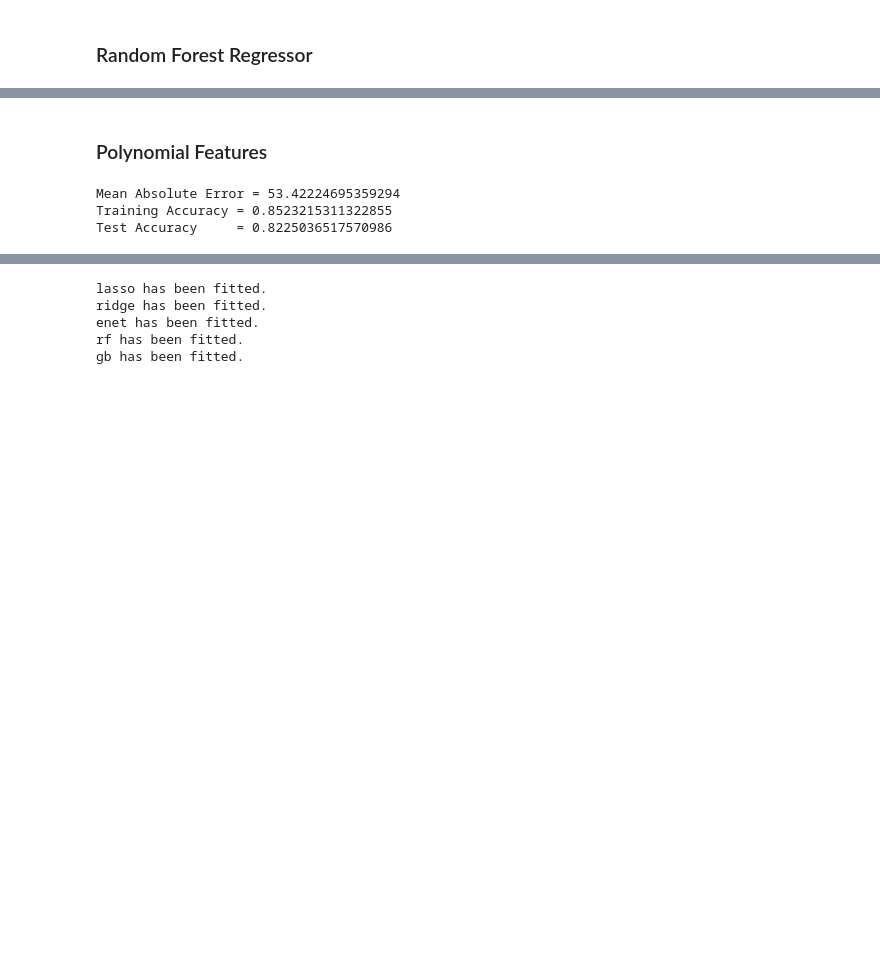
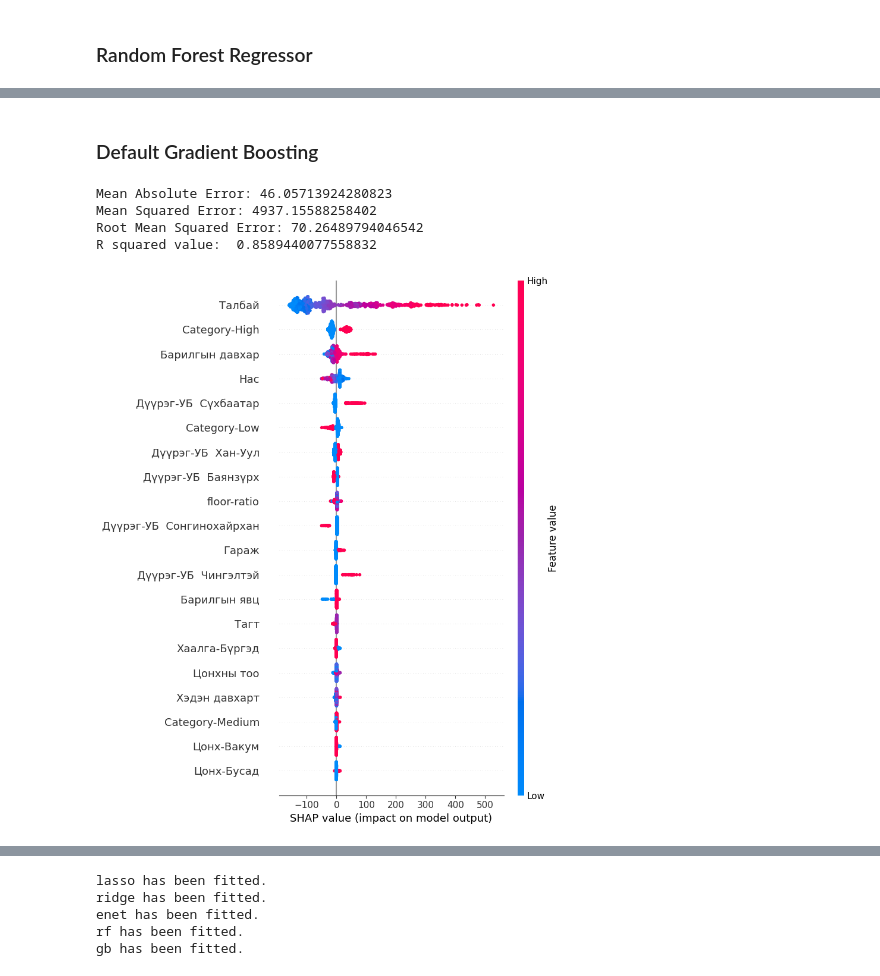
Before and after one commit to barsboldintern/TestProject, a Jupyter notebook: scraping/TrainingModule.ipynb, the cells around one changed output, grey strips where cells are left out. Cells and saved outputs as stored; diff of their text form; code cells hidden in the pictures; blank space fills up the shorter version.

```diff
--- a/scraping/TrainingModule.ipynb
+++ b/scraping/TrainingModule.ipynb
@@ -98,10 +167,10 @@ Test Accuracy     =  0.7466088275296585
 # %%
 from sklearn.tree import DecisionTreeRegressor
 
-dt = DecisionTreeRegressor(min_samples_split=2)
+dt = DecisionTreeRegressor(random_state = 123)
 dt.fit(X_train, y_train)
-y_pred = dt.predict(X_test)
-mae = mean_absolute_error(y_test, y_pred)
+y_pred_dt= dt.predict(X_test)
+mae = mean_absolute_error(y_test, y_pred_dt)
 print("Mean Absolute Error = ", mae)
 print("Training Accuracy = ", dt.score(X_train, y_train))
 print("Test Accuracy     = ", dt.score(X_test, y_test))
@@ -114,10 +183,10 @@ Test Accuracy     =  0.7541055969764878
 # %%
 from sklearn.ensemble import RandomForestRegressor
 
-rf = RandomForestRegressor(n_estimators = 1000, max_depth=5, random_state = 12)
-rf.fit(X_train, y_train);
-y_pred = rf.predict(X_test)
-mae = mean_absolute_error(y_test, y_pred)
+rf = RandomForestRegressor(random_state = 12)
+rf.fit(X_train, y_train)
+y_pred_rf= rf.predict(X_test)
+mae = mean_absolute_error(y_test, y_pred_rf)
 print("Mean Absolute Error = ", mae)
 print("Training Accuracy = ", rf.score(X_train, y_train))
 print("Test Accuracy     = ", rf.score(X_test, y_test))
@@ -128,32 +197,40 @@ Test Accuracy     =  0.8058338493907393
-# %% [markdown]
-### Polynomial Features
-# %%
-from sklearn.pipeline import Pipeline
-from sklearn.preprocessing import PolynomialFeatures
-from sklearn.ensemble import RandomForestRegressor
-from sklearn.metrics import mean_absolute_error
-
-# Assuming X_train, y_train, X_test, y_test are already defined
-
-# Define the pipeline and train model
-poly_model = Pipeline([('poly', PolynomialFeatures(degree=2)),
-                       ('rf', RandomForestRegressor(n_estimators=1000, max_depth=5, random_state=12))])
-poly_model.fit(X_train, y_train)
-
-# Predict on test data
-y_pred = poly_model.predict(X_test)
-
-# Calculate MAE
-mae = mean_absolute_error(y_test, y_pred)
-print("Mean Absolute Error =", mae)
-
-# Calculate the Score
-print("Training Accuracy =", poly_model.score(X_train, y_train))
-print("Test Accuracy     =", poly_model.score(X_test, y_test))
-# %% [output]
-Mean Absolute Error = 53.42224695359294
-Training Accuracy = 0.8523215311322855
-Test Accuracy     = 0.8225036517570986
+# %% [markdown]
+### Default Gradient Boosting
+# %%
+from sklearn.metrics import mean_absolute_error, mean_squared_error, r2_score
+
+gb = GradientBoostingRegressor(random_state=42)
+gb.fit(X_train, y_train)
+
+y_pred = gb.predict(X_test)
+
+# Evaluate the performance
+mae = mean_absolute_error(y_test, y_pred)
+mse = mean_squared_error(y_test, y_pred)
+rmse = np.sqrt(mse)
+r2 = r2_score(y_test, y_pred)
+
+print(f'Mean Absolute Error: {mae}')
+print(f'Mean Squared Error: {mse}')
+print(f'Root Mean Squared Error: {rmse}')
+print(f'R squared value: ', r2)
+# %% [output]
+Mean Absolute Error: 46.05713924280823
+Mean Squared Error: 4937.15588258402
+Root Mean Squared Error: 70.26489794046542
+R squared value:  0.8589440077558832
+# %%
+import shap
+
+
+explainer = shap.TreeExplainer(gb)
+# Calculate SHAP values for the test set
+shap_values = explainer.shap_values(X_test)
+# %%
+# Summary plot
+shap.summary_plot(shap_values, X_test, feature_names = X.columns)
+# %% [output]
+[figure, added]
 # %%
 # lasso hyperparameters
 lasso_hyperparameters = {
```
Also changed, not shown: parts of 42 cells of this notebook, 19 other files.
